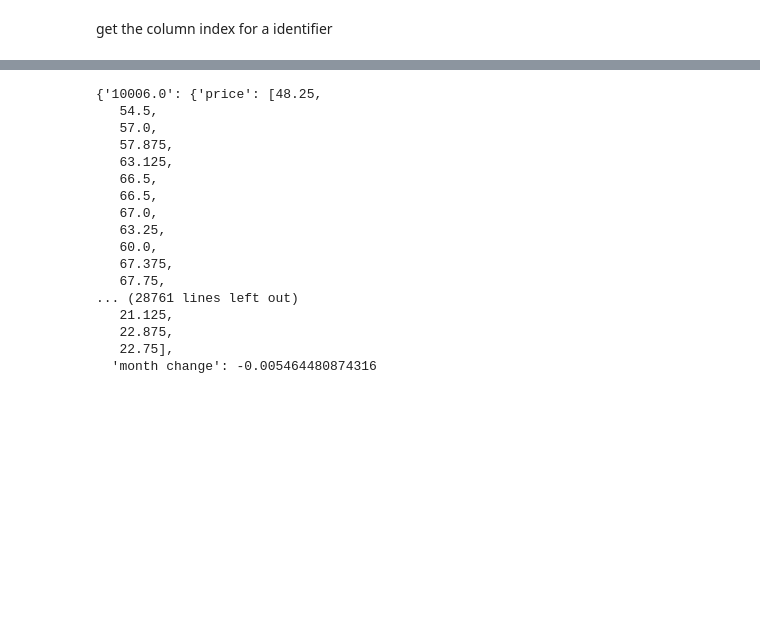
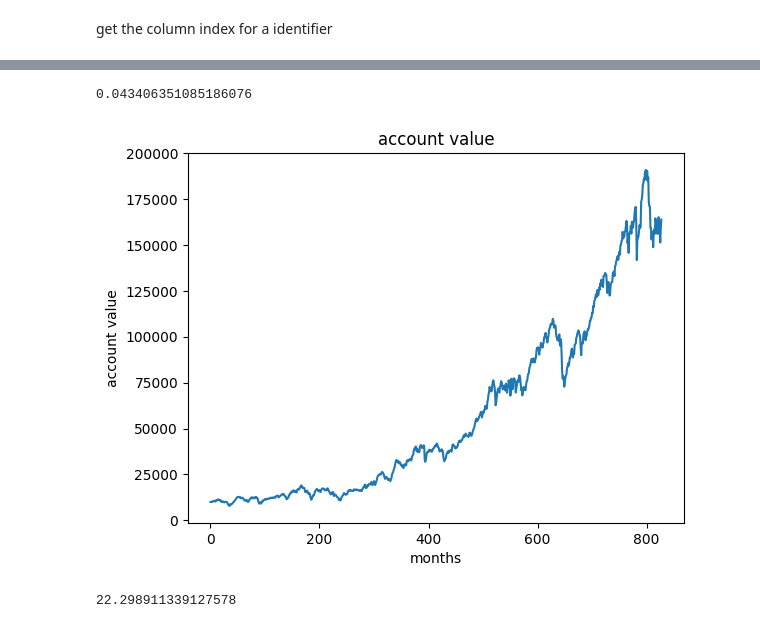
Before and after one commit to ebcfireball/Battle-of-Quants, a Jupyter notebook: quant_battle/test.ipynb, the cells around one changed output, grey strips where cells are left out. Cells and saved outputs as stored; diff of their text form; code cells hidden in the pictures; blank space fills up the shorter version.

Commit message:
first working algo with graphing

```diff
--- a/quant_battle/test.ipynb
+++ b/quant_battle/test.ipynb
@@ -18,18 +18,3 @@ dates = sorted(dates)
 data = {}
 # %% [markdown]
 BIG LOOP
-# %%
-for date in dates[0:15]:
-    currMonthData = df[df['DATE'] == date]
-    for perm in currMonthData.values:
-        try:
-            curr = data[f'{perm[18]}']
-            curr['price'].append(perm[19])
-            curr['month change'] = curr['price'][-1]/curr['price'][-2] - 1
-            curr['returns'] = perm[21]
-            if len(curr['price']) > 3:
-                curr['3month change'] = curr['price'][-1]/curr['price'][-4] - 1
-                if len(curr['price']) > 6:
-                    curr['6month change'] = curr['price'][-1]/curr['price'][-7] - 1
-        except:
-            data[f'{perm[18]}'] = {'price':[perm[19]]}
@@ -52,20 +90,18 @@ print(get_index(inp))
-# %%
-data
-# %% [output]
-{'10006.0': {'price': [48.25,
-   54.5,
-   57.0,
-   57.875,
-   63.125,
-   66.5,
-   66.5,
-   67.0,
-   63.25,
-   60.0,
-   67.375,
-   67.75,
-... (28761 lines left out)
-   21.125,
-   22.875,
-   22.75],
-  'month change': -0.005464480874316
+# %%
+returns = np.diff(AccValues) / AccValues[:-1]
+mean_return = np.mean(returns)
+std_dev = np.std(returns)
+sharpe_ratio = (mean_return - 0.03 / 12) / std_dev
+sharpe_ratio
+# %% [output]
+0.043406351085186076
+# %%
+plt.plot(np.arange(len(AccValues)),AccValues)
+plt.xlabel('months')
+plt.ylabel('account value')
+plt.title('account value')
+plt.show()
+(currAccValue/10000 -1)*100/len(AccValues)*12
+# %% [output]
+[figure, added]
+22.298911339127578
```
Also changed, not shown: parts of 2 cells of this notebook.
